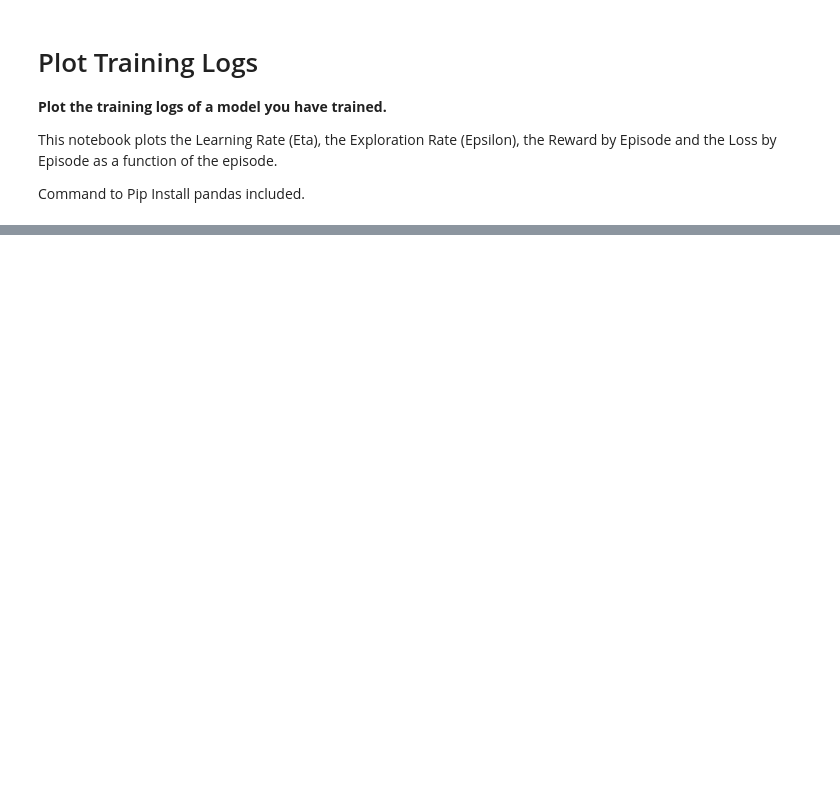
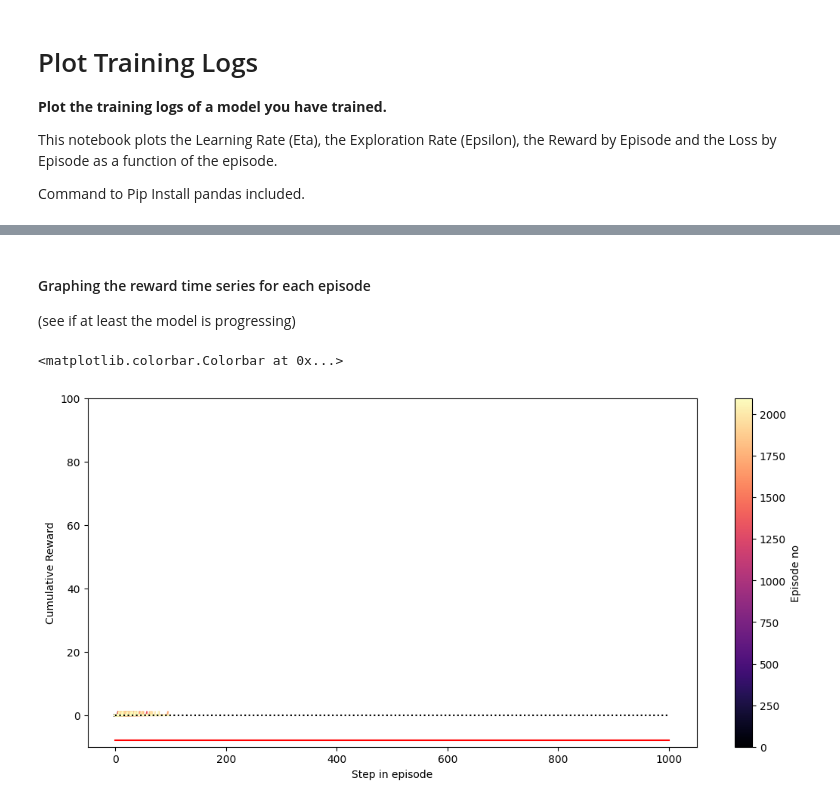
Before and after one commit to Rheyles/from-a-to-b-with-rl, a Jupyter notebook: notebooks/logs.ipynb, the cells around one changed output, grey strips where cells are left out. Drawn from its saved outputs; the diff is of its cells as text; code cells hidden in the pictures; blank space fills up the shorter version.

```diff
--- a/notebooks/logs.ipynb
+++ b/notebooks/logs.ipynb
@@ -65,0 +111,30 @@ plot_logs(logs, 'Car Racing logs training on 06/06')
+# %% [markdown]
+#### Graphing the reward time series for each episode
+(see if at least the model is progressing)
+# %%
+import matplotlib as mpl
+import matplotlib.cm as cm
+
+
+fig, ax = plt.subplots()
+neps = logs['Episode'].max()
+cmap = cm.magma
+
+for episode in range(neps):
+    rewards_ep = logs[logs['Episode'] == episode]['Reward'].cumsum().to_numpy()
+    ax.plot(rewards_ep, color=cmap(episode/neps))
+
+ax.plot([0, 1000], [-8, -8], 'r')
+ax.plot([0, 1000], [0, 0], 'k:')
+
+ax.set_xlabel('Step in episode')
+ax.set_ylabel('Cumulative Reward')
+ax.set_ylim([-10,100])
+fig.set_size_inches(w=13, h=6)
+
+norm = mpl.colors.Normalize(vmin=0, vmax=neps)
+fig.colorbar(mpl.cm.ScalarMappable(norm=norm, cmap=cmap),
+             ax=ax, label='Episode no')
+# %% [output]
+<matplotlib.colorbar.Colorbar at 0x...>
+[figure, added]
```
Also changed, not shown: parts of 8 cells of this notebook, 15 other files.
